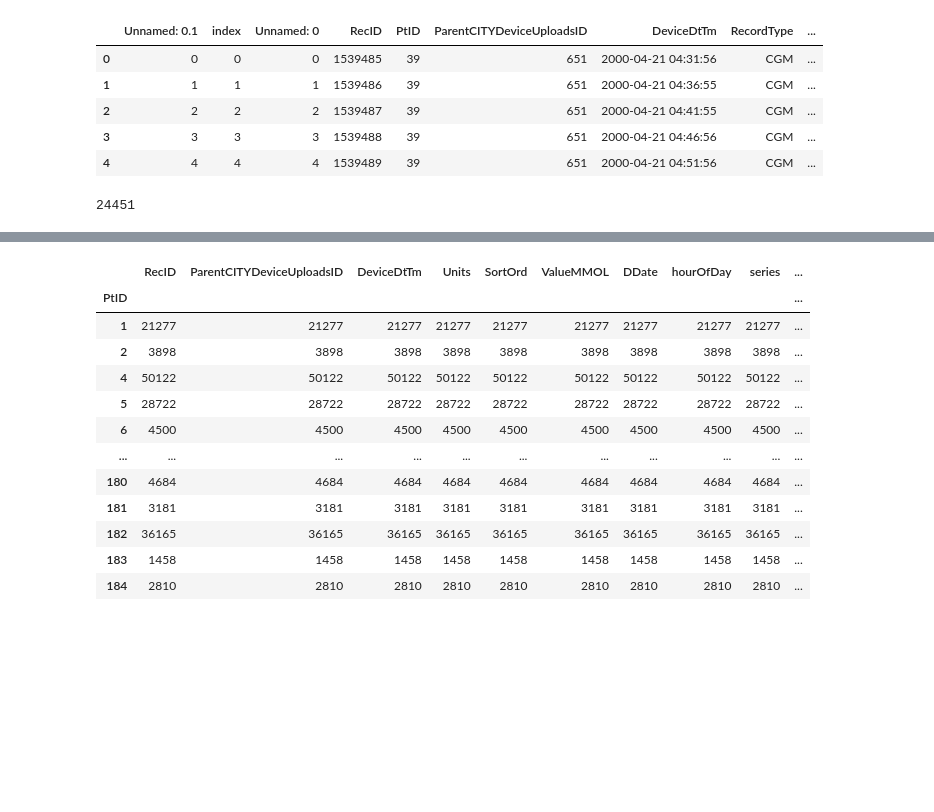
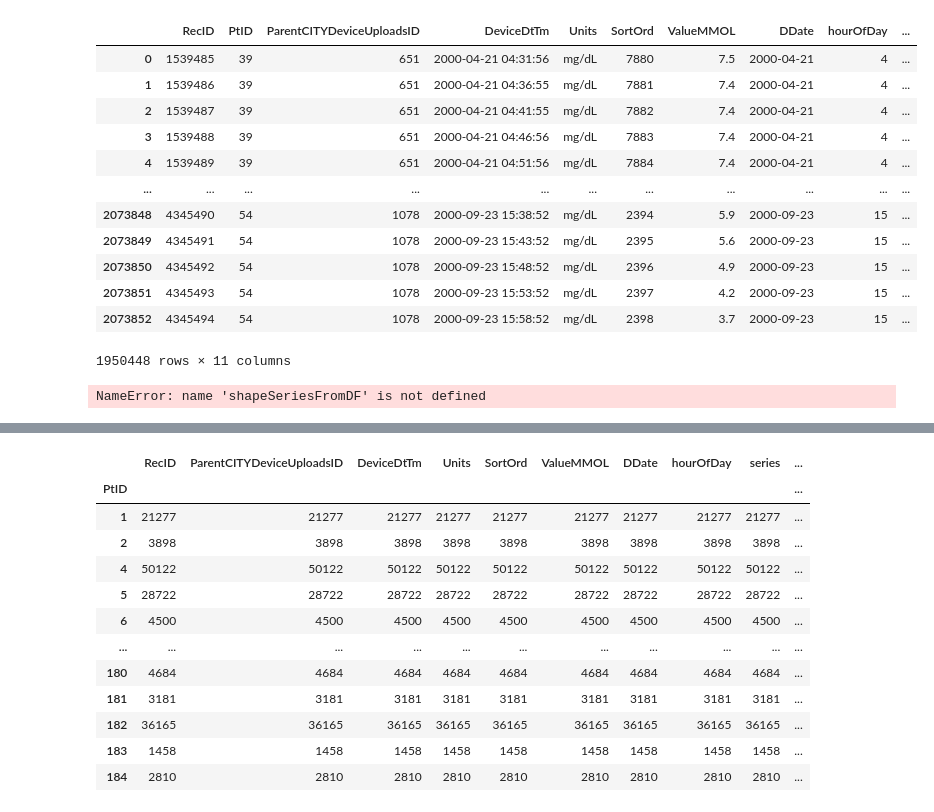
Before and after one commit to bsw-del/MRPDeepLearningWithCGM, a Jupyter notebook: experiment_development.ipynb, the cells around one changed output, grey strips where cells are left out. Saved outputs shown, nothing was run; the diff lists cells and outputs as text; code cells hidden in the pictures; blank space fills up the shorter version.

Commit message:
development on data structuring etc

```diff
--- a/experiment_development.ipynb
+++ b/experiment_development.ipynb
@@ -9,22 +9,3 @@ from tensorflow.keras.models import Sequential
 from tensorflow.keras.layers import Dense, LSTM, GRU, SimpleRNN, Dropout, Flatten
 # %%
 from dataprep import *
-# %%
-path_for_data ='/Users/bsw/Documents/MRPLocal/DATA'
-#path_for_data = 'C:\\Users\\bensa\\Documents\\MRPLocal\\Data'
-cgm_data = 'CGM_Processed.csv'
-file_cgm = os.path.join(path_for_data, cgm_data)
-
-data_obj = DataCleaning(filename=file_cgm, path=path_for_data)
-## load dataframe from cleaned data
-
-
-CGMDf = pd.read_csv(file_cgm)
-CGMDf.head()
-# %% [output]
-|  | Unnamed: 0.1 | index | Unnamed: 0 | RecID | PtID | ParentCITYDeviceUploadsID | DeviceDtTm | RecordType | ... |
-| 0 | 0 | 0 | 0 | 1539485 | 39 | 651 | 2000-04-21 04:31:56 | CGM | ... |
-| 1 | 1 | 1 | 1 | 1539486 | 39 | 651 | 2000-04-21 04:36:55 | CGM | ... |
-| 2 | 2 | 2 | 2 | 1539487 | 39 | 651 | 2000-04-21 04:41:55 | CGM | ... |
-| 3 | 3 | 3 | 3 | 1539488 | 39 | 651 | 2000-04-21 04:46:56 | CGM | ... |
-| 4 | 4 | 4 | 4 | 1539489 | 39 | 651 | 2000-04-21 04:51:56 | CGM | ... |
@@ -47,2 +12,25 @@ samplingDF = samplingDF[~samplingDF.series_id.isin(a.series_id[a.RecID<=25].to_l
+# %%
+a=DataSampling()
+# %%
+a.samplingDF
+# %% [output]
+|  | RecID | PtID | ParentCITYDeviceUploadsID | DeviceDtTm | Units | SortOrd | ValueMMOL | DDate | hourOfDay | ... |
+| 0 | 1539485 | 39 | 651 | 2000-04-21 04:31:56 | mg/dL | 7880 | 7.5 | 2000-04-21 | 4 | ... |
+| 1 | 1539486 | 39 | 651 | 2000-04-21 04:36:55 | mg/dL | 7881 | 7.4 | 2000-04-21 | 4 | ... |
+| 2 | 1539487 | 39 | 651 | 2000-04-21 04:41:55 | mg/dL | 7882 | 7.4 | 2000-04-21 | 4 | ... |
+| 3 | 1539488 | 39 | 651 | 2000-04-21 04:46:56 | mg/dL | 7883 | 7.4 | 2000-04-21 | 4 | ... |
+| 4 | 1539489 | 39 | 651 | 2000-04-21 04:51:56 | mg/dL | 7884 | 7.4 | 2000-04-21 | 4 | ... |
+| ... | ... | ... | ... | ... | ... | ... | ... | ... | ... | ... |
+| 2073848 | 4345490 | 54 | 1078 | 2000-09-23 15:38:52 | mg/dL | 2394 | 5.9 | 2000-09-23 | 15 | ... |
+| 2073849 | 4345491 | 54 | 1078 | 2000-09-23 15:43:52 | mg/dL | 2395 | 5.6 | 2000-09-23 | 15 | ... |
+| 2073850 | 4345492 | 54 | 1078 | 2000-09-23 15:48:52 | mg/dL | 2396 | 4.9 | 2000-09-23 | 15 | ... |
+| 2073851 | 4345493 | 54 | 1078 | 2000-09-23 15:53:52 | mg/dL | 2397 | 4.2 | 2000-09-23 | 15 | ... |
+| 2073852 | 4345494 | 54 | 1078 | 2000-09-23 15:58:52 | mg/dL | 2398 | 3.7 | 2000-09-23 | 15 | ... |
+1950448 rows × 11 columns
+# %%
+X_train,X_test,y_train,y_test = a.SampleValidSequences(num_clients=3, test_split=0.3)
+X_train
+# %% [output]
+NameError: name 'shapeSeriesFromDF' is not defined
 # %%
 
@@ -84,30 +55,0 @@ def seriesToTimeSeries(X, step_length=8,forecast_dist=6):
-# %%
-
-an_X = cl_df[cl_df['series_id']==train_index[0]].ValueMMOL.tolist()
-an_X, y = seriesToTimeSeries(an_X)
-X_train=an_X
-y_train=y
-
-for i in train_index[1:]:
-    an_X = cl_df[cl_df['series_id']==i].ValueMMOL.tolist()
-    an_X, y = seriesToTimeSeries(an_X)
-
-    X_train = X_train+an_X
-    y_train = y_train+y
-
-
-an_X = cl_df[cl_df['series_id']==test_index[0]].ValueMMOL.tolist()
-an_X,y = seriesToTimeSeries(an_X)
-X_test=an_X
-y_test = y
-
-for i in test_index[1:]:
-    an_X = cl_df[cl_df['series_id']==i].ValueMMOL.tolist()
-    an_X, y = seriesToTimeSeries(an_X)
-
-    X_test = X_test+an_X
-    y_test = y_test+y
-
-len(X_test)
-# %% [output]
-24451
```
Also changed, not shown: parts of 8 cells of this notebook, 2 other files.
